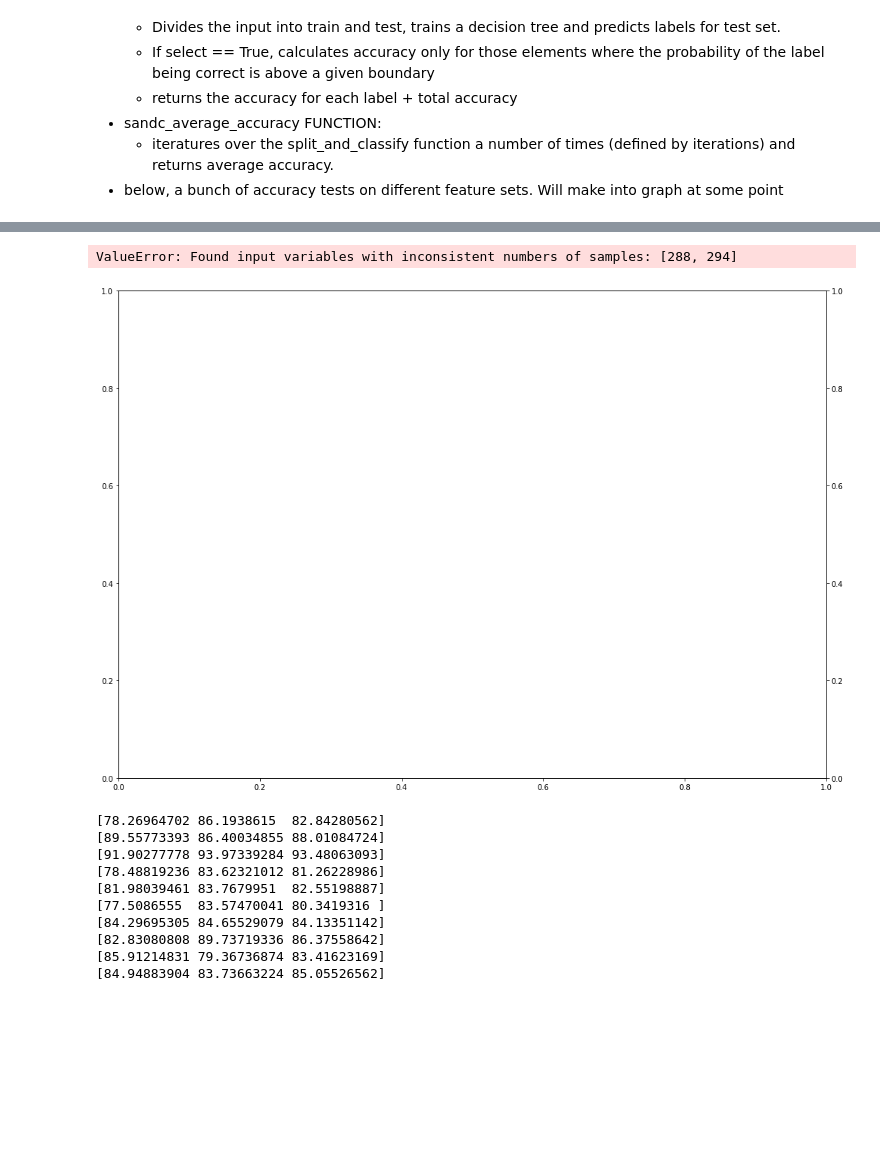
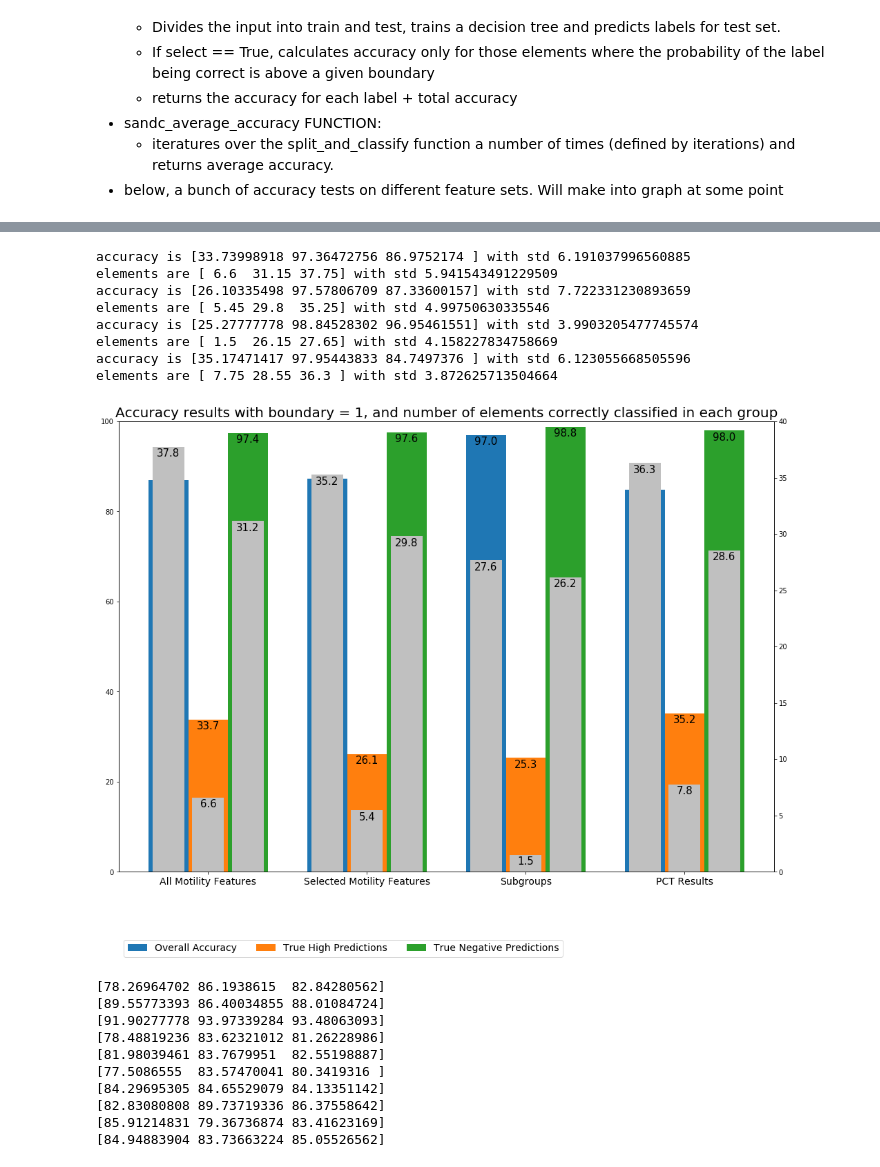
Before and after one commit to maxoblein/bovine_ivf, a Jupyter notebook: ivf_data_analysis-Elena_classifier.ipynb, the cells around one changed output, grey strips where cells are left out. Cells and saved outputs as stored; diff of their text form; code cells hidden in the pictures; blank space fills up the shorter version.

```diff
--- a/ivf_data_analysis-Elena_classifier.ipynb
+++ b/ivf_data_analysis-Elena_classifier.ipynb
@@ -21,10 +21,10 @@ print(len(df))
 314
 # %%
 df = df[df["BLAST_D8"]!="."]
-df = df[df["AI"]!="."]
-df = df[df["PI"]!="."]
-df = df[df["ALTO"]!="."]
-df = df[df["FRAG_CRO"]!="."]
+#df = df[df["AI"]!="."]
+#df = df[df["PI"]!="."]
+#df = df[df["ALTO"]!="."]
+#df = df[df["FRAG_CRO"]!="."]
 #delete two outliers
 df = df[(df["VCL"] * df["ALH"]) != 9160.5]
 # %%
@@ -85,11 +93,11 @@ motility["WOB"] = (motility["VAP"]/motility["VCL"]) * 100
 motility["DNC"] = motility["VCL"] * motility["ALH"]
 
 
-cell_chars = df.loc[:,["AI"]]
-cell_chars["PI"] = pd.to_numeric(df["PI"])
-cell_chars["ALTO"] = pd.to_numeric(df["ALTO"])
-cell_chars["FRAG_CRO"] = pd.to_numeric(df["FRAG_CRO"])
-cell_chars["AI"] = pd.to_numeric(cell_chars["AI"])
+#cell_chars = df.loc[:,["AI"]]
+#cell_chars["PI"] = pd.to_numeric(df["PI"])
+#cell_chars["ALTO"] = pd.to_numeric(df["ALTO"])
+#cell_chars["FRAG_CRO"] = pd.to_numeric(df["FRAG_CRO"])
+#cell_chars["AI"] = pd.to_numeric(cell_chars["AI"])
 
 # number of fast, slow etc
 group_pct = df.loc[:,["MOTILE_PCT"]]
@@ -126,7 +134,6 @@ subgroups["SUB_2"] = pd.to_numeric(df["SUB_2_H"])
 subgroups["SUB_3"] = pd.to_numeric(df["SUB_3_LS"])
 subgroups["SUB_4"] = pd.to_numeric(df["SUB_4_LP"])
 subgroups["SUB_1_RP"] = pd.to_numeric(subgroups["SUB_1_RP"])
-print(len(subgroups))
 
 # get results
 blasrate = pd.to_numeric(df["BLAST_D8"])
@@ -141,16 +148,15 @@ blasrate_bin = blasrate_bin.to_numpy()
 
 # blasrate  - binary for top 25%
 blasrate_bin25 = blasrate.copy()
-best_indices = (blasrate).argsort()
-print(len(best_indices))
-for i in best_indices[:(int(len(blasrate)/4))-1]:
-    blasrate_bin25[i] = "High"
-    print(len(blasrate_bin25), i)
+blasrate_bin25np = blasrate_bin25.to_numpy()
+best_vals = np.sort(blasrate_bin25np)
+print((int(len(blasrate)/4))-1)
+print(len(blasrate)-(int(len(blasrate)/4))-1)
+for i in best_vals[-(int(len(blasrate)/4))-1:]:
+    blasrate_bin25[blasrate_bin25np == i] = "High"
 # this loop is adding entries, because sometimes there's no element in number as it's been removed before! check
 blasrate_bin25[blasrate_bin25 != "High"] = "Low"
 blasrate_bin25 = blasrate_bin25.to_numpy()
-print(blasrate_bin25)
-print(len(blasrate_bin25))
 
 
 #rounded to closest 10
@@ -231,13 +258,20 @@ def split_and_classify(data, labels, output_labels = ["High", "Low"],  select =
 # %%
 def sandc_average_accuracy(data, labels, boundary, iterations = 20, select = True):
     acc, element_num = split_and_classify(data, labels, prints = False)
+    all_accs = []
+    all_els = []
     for it in range(iterations-1):
         new_acc, new_element_num = split_and_classify(data, labels, boundary = boundary, select = select, prints = False)
         acc = acc + new_acc
         element_num = element_num + new_element_num
+        all_accs.append((new_acc))
+        all_els.append((new_element_num))
     total_acc = acc/iterations
     total_elements = element_num/iterations
-    print(total_acc)
+    all_accs = np.asarray(all_accs)
+    all_els = np.asarray(all_els)
+    print("accuracy is", total_acc, "with std",np.std(all_accs[:,-1]))
+    print("elements are", total_elements, "with std",np.std(all_els[:,-1]))
     return total_acc, total_elements
 # %%
 def plot_accuracies(dataset_names, labels, output, boundary_levels):
@@ -356,10 +392,17 @@ plot_accuracy_vs_elements(["motility", "motility2", "subgroups", "group_pct", "c
 # %%
 # for top 25% samples in blasrate!!
-plot_accuracy_vs_elements(["motility", "motility2", "subgroups", "group_pct", "cell_chars"],
-                ["All Motility Features", "Selected Motility Features", "Subgroups", "PCT Results", "Cellular features"], blasrate_bin25, 1)
+plot_accuracy_vs_elements(["motility", "motility2", "subgroups", "group_pct"],
+                ["All Motility Features", "Selected Motility Features", "Subgroups", "PCT Results"], blasrate_bin25, 1)
 # %% [output]
-ValueError: Found input variables with inconsistent numbers of samples: [288, 294]
+accuracy is [33.73998918 97.36472756 86.9752174 ] with std 6.191037996560885
+elements are [ 6.6  31.15 37.75] with std 5.941543491229509
+accuracy is [26.10335498 97.57806709 87.33600157] with std 7.722331230893659
+elements are [ 5.45 29.8  35.25] with std 4.99750630335546
+accuracy is [25.27777778 98.84528302 96.95461551] with std 3.9903205477745574
+elements are [ 1.5  26.15 27.65] with std 4.158227834758669
+accuracy is [35.17471417 97.95443833 84.7497376 ] with std 6.123055668505596
+elements are [ 7.75 28.55 36.3 ] with std 3.872625713504664
-[figure, old version]
+[figure, new version]
 # %%
 def accuracies_dif_labels(dataset_names, labels, outputA, outputB, bound):
     fig, axis = plt.subplots(2,1,figsize=(15,7))
```
Also changed, not shown: parts of 8 cells of this notebook, 1 other file.
